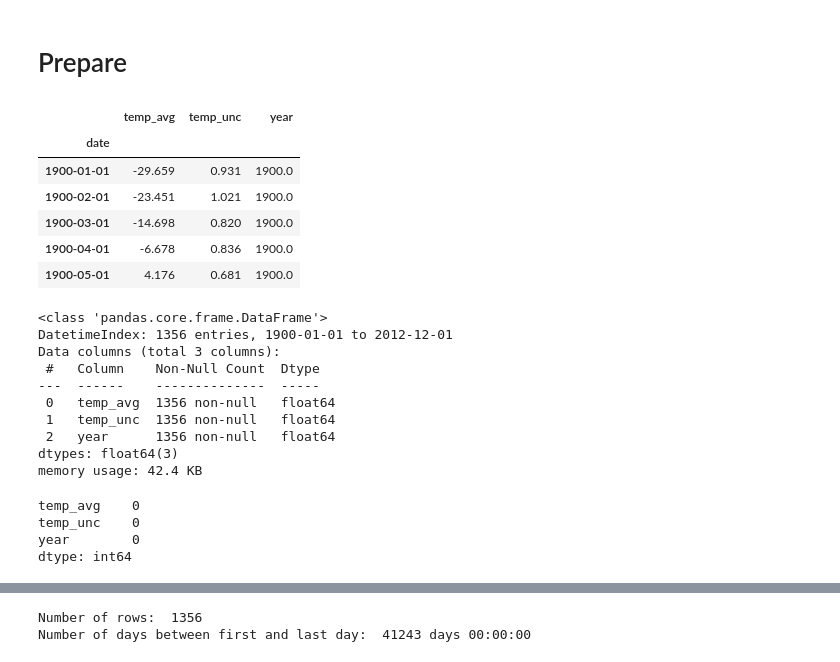
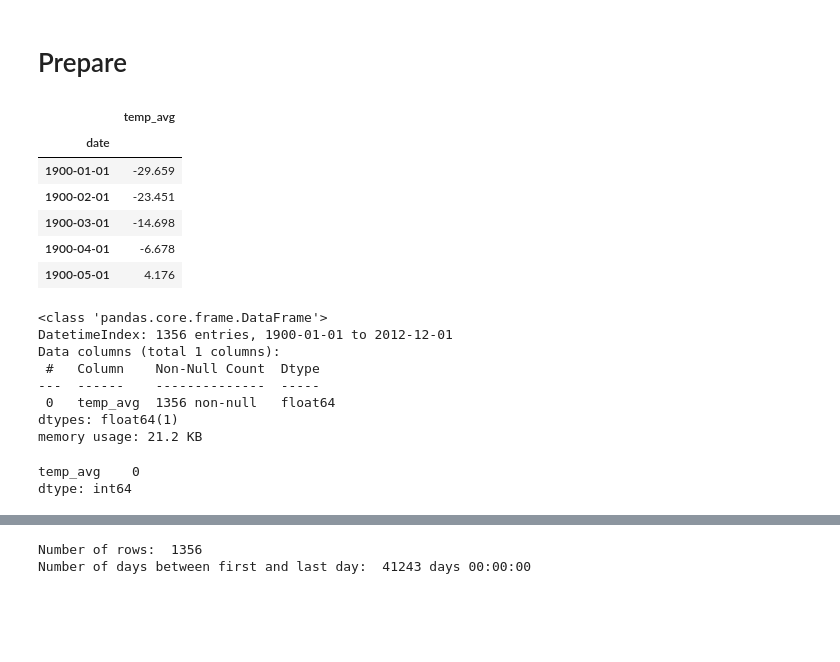
Before and after one commit to ian-james-johnson/time_series_exercises, a Jupyter notebook: time_series_miniproject.ipynb, the cells around one changed output, grey strips where cells are left out. Cells and saved outputs as stored; diff of their text form; code cells hidden in the pictures; blank space fills up the shorter version.

```diff
--- a/time_series_miniproject.ipynb
+++ b/time_series_miniproject.ipynb
@@ -145,61 +144,63 @@ def prepare_temp_data(df):
 
     # set the date to datetime type
     df.date = pd.to_datetime(df.date)
 
     # add columns for year and date
     df['year'] = df.date.dt.year
     #df['month'] = df.date.dt.month
 
     # set index to date
     df = df.set_index('date').sort_index()
 
     # good global temp measurements supposedly began in 1880 (according to NASA website)
     # use 1900 as starting point to improve data integrity and quality
     df = df[df.year >= 1900]
 
     # huge unrealistic spike at last year, so get rid of last year
     df = df[df.year < 2013]
 
     # drop country because Russia is the only country left
-    df = df.drop(columns='Country')
+    # drop temp_unc because we are looking at temp_avg
+    # drop year because I am done using it
+    df = df.drop(columns=['Country', 'temp_unc', 'year'])
 
     # fill nulls with previous years info
     # this is conservative because it will slightly slow global warming
     # only 2 nulls out of more than a thousand records
     df = df.fillna(method='bfill', axis=1)
 
+    # huge number of time gaps
+    # resample to month to close time gaps
+    df.resample('M').mean
+
     return df
 
 country_df = prepare_temp_data(country_df)
 country_df.head()
 # %% [output]
-|  | temp_avg | temp_unc | year |
-| date |  |  |  |
-| 1900-01-01 | -29.659 | 0.931 | 1900.0 |
-| 1900-02-01 | -23.451 | 1.021 | 1900.0 |
-| 1900-03-01 | -14.698 | 0.820 | 1900.0 |
-| 1900-04-01 | -6.678 | 0.836 | 1900.0 |
-| 1900-05-01 | 4.176 | 0.681 | 1900.0 |
+|  | temp_avg |
+| date |  |
+| 1900-01-01 | -29.659 |
+| 1900-02-01 | -23.451 |
+| 1900-03-01 | -14.698 |
+| 1900-04-01 | -6.678 |
+| 1900-05-01 | 4.176 |
 # %%
 country_df.info()
 # %% [output]
 <class 'pandas.core.frame.DataFrame'>
 DatetimeIndex: 1356 entries, 1900-01-01 to 2012-12-01
-Data columns (total 3 columns):
+Data columns (total 1 columns):
  #   Column    Non-Null Count  Dtype
 ---  ------    --------------  -----
  0   temp_avg  1356 non-null   float64
- 1   temp_unc  1356 non-null   float64
- 2   year      1356 non-null   float64
-dtypes: float64(3)
-memory usage: 42.4 KB
+dtypes: float64(1)
+memory usage: 21.2 KB
 # %%
 # no nulls after data prep
 country_df.isna().sum()
 # %% [output]
 temp_avg    0
-temp_unc    0
-year        0
 dtype: int64
 # %%
 # take a look at the data
```
Also changed, not shown: parts of 38 cells of this notebook.
